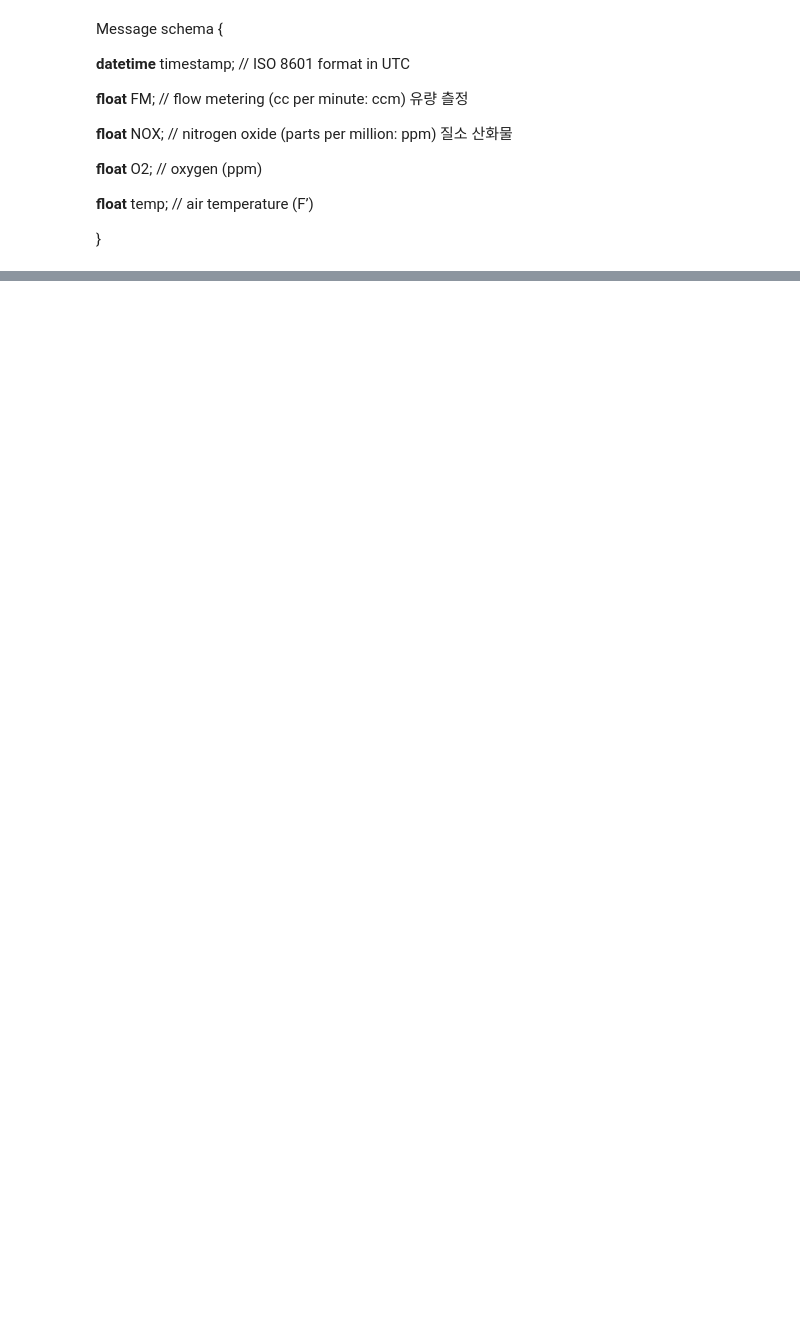
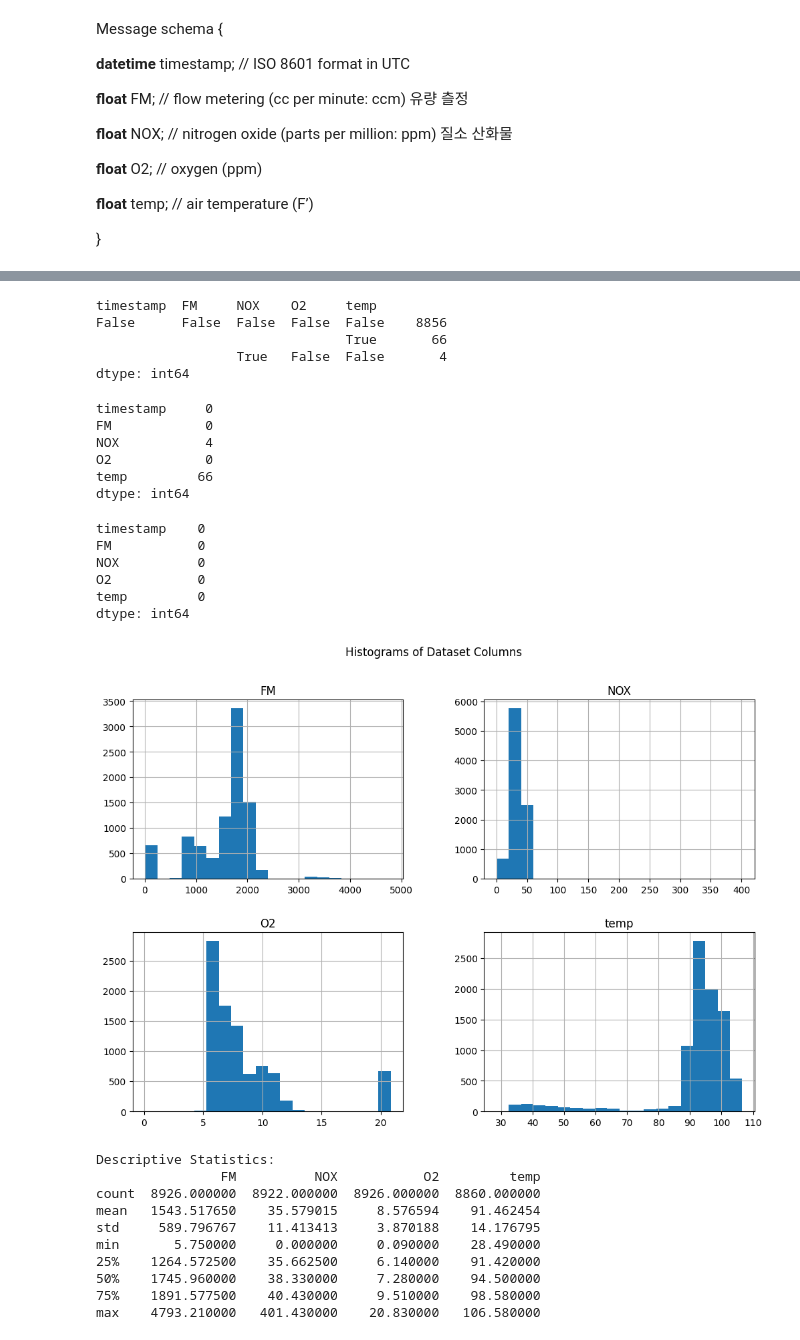
Before and after one commit to qor6/DataProcessing, a Jupyter notebook: BigDataAnalyze_donga/2.factory_air_pollution.ipynb, the cells around one changed output, grey strips where cells are left out. Cells and saved outputs as stored; diff of their text form; code cells hidden in the pictures; blank space fills up the shorter version.

```diff
--- a/BigDataAnalyze_donga/2.factory_air_pollution.ipynb
+++ b/BigDataAnalyze_donga/2.factory_air_pollution.ipynb
@@ -122,0 +25,2 @@ dtype: int64
+# %%
+df = pd.read_csv("/content/sample_data/factory_air_pollution_dataset.csv")
@@ -122,0 +43,3 @@ dtype: int64
+# %%
+descriptive_stats=df.describe()
+descriptive_stats
@@ -122,0 +71,55 @@ dtype: int64
+# %%
+df.isnull().value_counts()
+# %% [output]
+timestamp  FM     NOX    O2     temp
+False      False  False  False  False    8856
+                                True       66
+                  True   False  False       4
+dtype: int64
+# %%
+df.isnull().sum()
+# %% [output]
+timestamp     0
+FM            0
+NOX           4
+O2            0
+temp         66
+dtype: int64
+# %%
+for col in df.columns:
+    for idx, value in enumerate(df[col]):
+        # 값이 누락 확인
+        if pd.isnull(value):
+            #  이전 값과 다음 값의 평균
+            before_value = df.at[idx - 1, col] if idx - 1 >= 0 else np.nan
+            after_value = df.at[idx + 1, col] if idx + 1 < len(df) else np.nan
+            avg_value = np.nanmean([before_value, after_value])
+            # 누락된 값을 평균 값으로 대체합니다.
+            df.at[idx, col] = avg_value
+# %%
+df.isnull().sum()
+# %% [output]
+timestamp    0
+FM           0
+NOX          0
+O2           0
+temp         0
+dtype: int64
+# %%
+df.hist(bins=20, figsize=(12, 8))
+plt.suptitle("Histograms of Dataset Columns")
+plt.show()
+print("Descriptive Statistics:")
+print(descriptive_stats)
+# %% [output]
+[figure, added]
+Descriptive Statistics:
+                FM          NOX           O2         temp
+count  8926.000000  8922.000000  8926.000000  8860.000000
+mean   1543.517650    35.579015     8.576594    91.462454
+std     589.796767    11.413413     3.870188    14.176795
+min       5.750000     0.000000     0.090000    28.490000
+25%    1264.572500    35.662500     6.140000    91.420000
+50%    1745.960000    38.330000     7.280000    94.500000
+75%    1891.577500    40.430000     9.510000    98.580000
+max    4793.210000   401.430000    20.830000   106.580000
```
Also changed, not shown: parts of 39 cells of this notebook.
